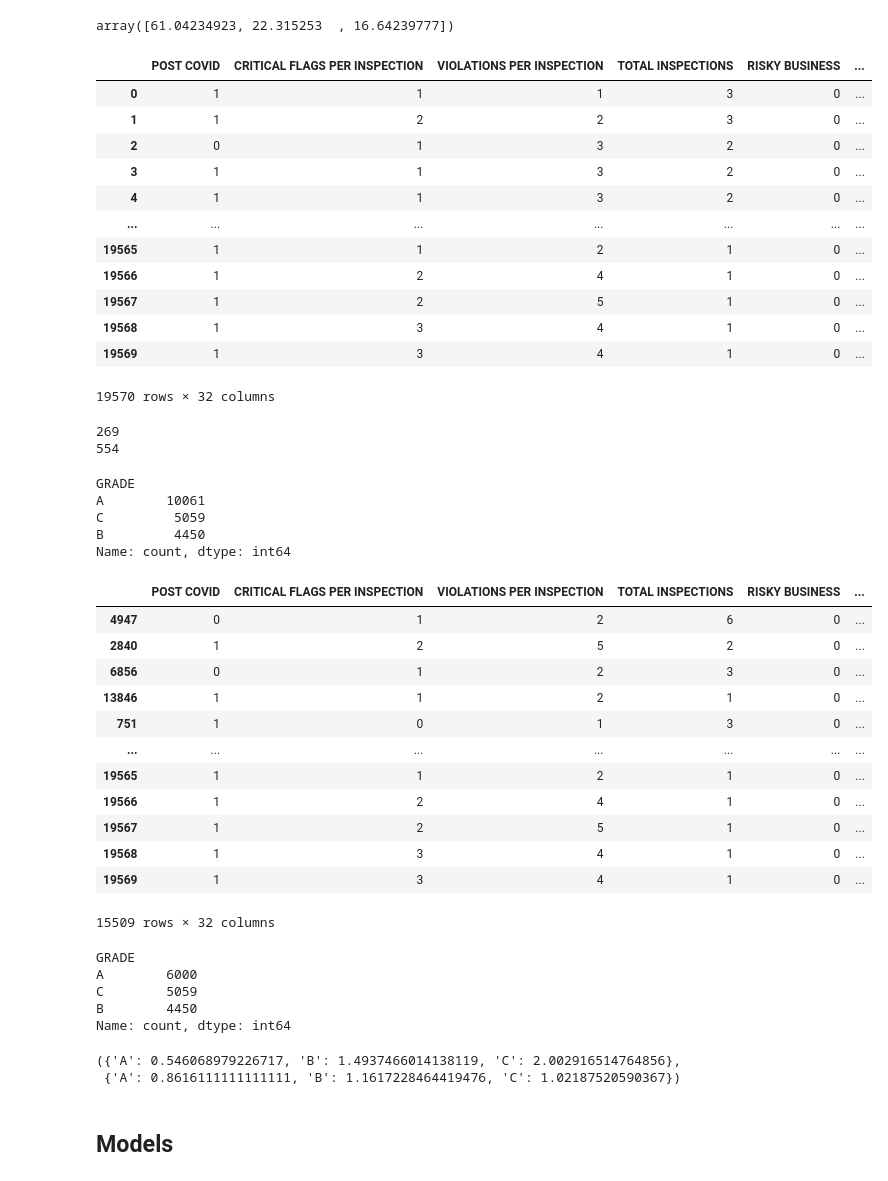
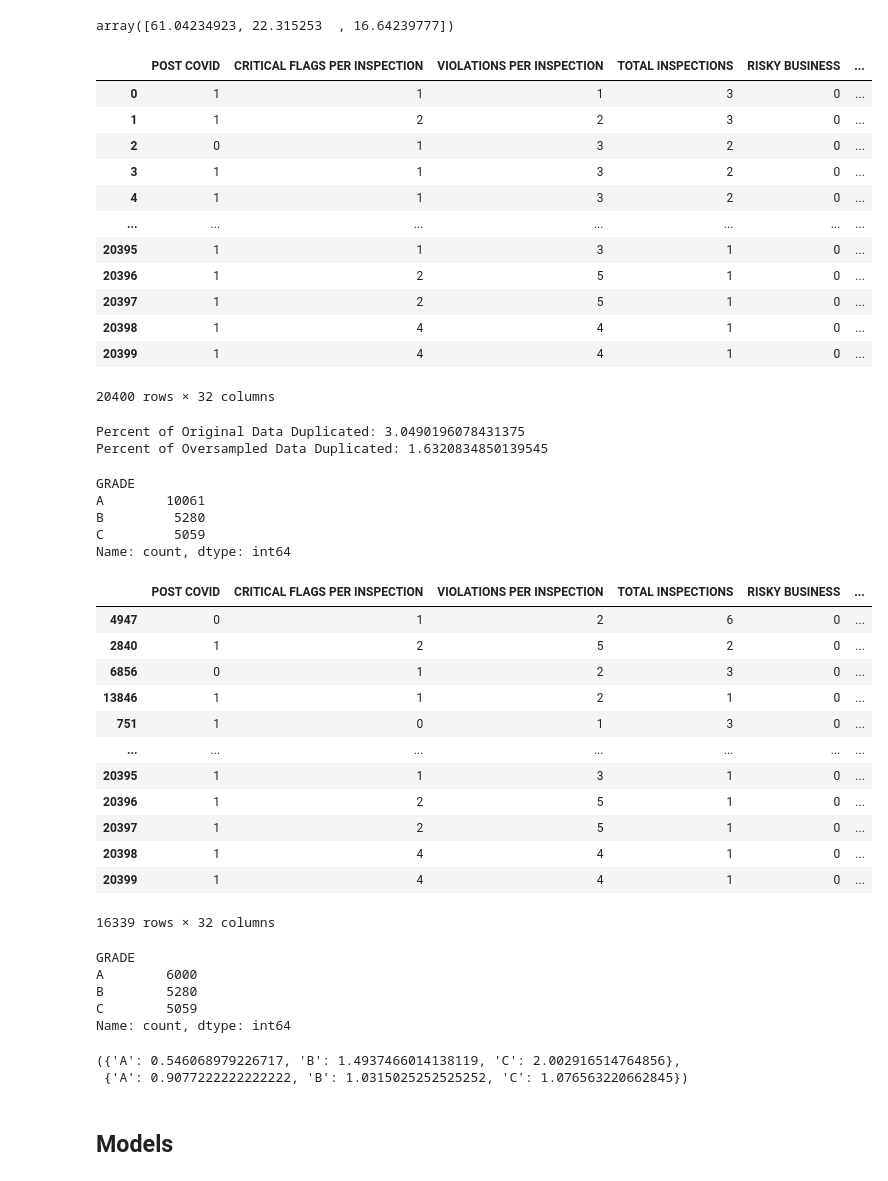
Before and after one commit to tzt775/restaurant-violations, a Jupyter notebook: NYC Restaurant Inspections - Modelling.ipynb, the cells around one changed output. Cells and saved outputs as stored; diff of their text form; code cells hidden in the pictures.

```diff
--- a/NYC Restaurant Inspections - Modelling.ipynb
+++ b/NYC Restaurant Inspections - Modelling.ipynb
@@ -234,42 +216,48 @@ array([61.04234923, 22.315253  , 16.64239777])
 # %%
 # ADASYN oversampling for class B and C
 # - over and undersample to reduce likeihood of duplication
 
-samples = {'B':5000, 'C':5000}
+samples = {'B':5500, 'C':5000}
 resamp = ADASYN(sampling_strategy = samples, random_state = SEED)
 X_resample, y_resample = resamp.fit_resample(X_train, y_train)
 X_resample
 # %% [output]
 |  | POST COVID | CRITICAL FLAGS PER INSPECTION | VIOLATIONS PER INSPECTION | TOTAL INSPECTIONS | RISKY BUSINESS | ... |
 | 0 | 1 | 1 | 1 | 3 | 0 | ... |
 | 1 | 1 | 2 | 2 | 3 | 0 | ... |
 | 2 | 0 | 1 | 3 | 2 | 0 | ... |
 | 3 | 1 | 1 | 3 | 2 | 0 | ... |
 | 4 | 1 | 1 | 3 | 2 | 0 | ... |
 | ... | ... | ... | ... | ... | ... | ... |
-| 19565 | 1 | 1 | 2 | 1 | 0 | ... |
-| 19566 | 1 | 2 | 4 | 1 | 0 | ... |
-| 19567 | 1 | 2 | 5 | 1 | 0 | ... |
-| 19568 | 1 | 3 | 4 | 1 | 0 | ... |
-| 19569 | 1 | 3 | 4 | 1 | 0 | ... |
+| 20395 | 1 | 1 | 3 | 1 | 0 | ... |
+| 20396 | 1 | 2 | 5 | 1 | 0 | ... |
+| 20397 | 1 | 2 | 5 | 1 | 0 | ... |
+| 20398 | 1 | 4 | 4 | 1 | 0 | ... |
+| 20399 | 1 | 4 | 4 | 1 | 0 | ... |
-19570 rows × 32 columns
+20400 rows × 32 columns
 # %%
 # Check duplicates
-print(X_train.iloc[np.where(X_train.duplicated() == True)].shape[0])
-print(X_resample.iloc[np.where(X_resample.duplicated() == True)].shape[0])
+#print(X_train.iloc[np.where(X_train.duplicated() == True)].shape[0])
+#print(X_resample.iloc[np.where(X_resample.duplicated() == True)].shape[0])
+print("Percent of Original Data Duplicated: {}".format(X_resample.iloc[np.where(X_resample.duplicated() == True)].shape[0]/
+                                                       X_resample.shape[0]*100))
+print("Percent of Oversampled Data Duplicated: {}".format(X_train.iloc[np.where(X_train.duplicated() == True)].shape[0]/
+                                                          X_train.shape[0]*100))
+
 
 # 5000: 269 vs 554
+# B: 5500 & C: 5000: 269 vs 622
 # 6000: 269 vs 1001
 # %% [output]
-269
-554
+Percent of Original Data Duplicated: 3.0490196078431375
+Percent of Oversampled Data Duplicated: 1.6320834850139545
 # %%
 y_resample.value_counts()
 # %% [output]
 GRADE
 A        10061
+B         5280
 C         5059
-B         4450
 Name: count, dtype: int64
 # %%
 undersamp = RandomUnderSampler(sampling_strategy = {'A':6000}, random_state = SEED)
@@ -283,19 +271,19 @@ X_resample
 | 13846 | 1 | 1 | 2 | 1 | 0 | ... |
 | 751 | 1 | 0 | 1 | 3 | 0 | ... |
 | ... | ... | ... | ... | ... | ... | ... |
-| 19565 | 1 | 1 | 2 | 1 | 0 | ... |
-| 19566 | 1 | 2 | 4 | 1 | 0 | ... |
-| 19567 | 1 | 2 | 5 | 1 | 0 | ... |
-| 19568 | 1 | 3 | 4 | 1 | 0 | ... |
-| 19569 | 1 | 3 | 4 | 1 | 0 | ... |
+| 20395 | 1 | 1 | 3 | 1 | 0 | ... |
+| 20396 | 1 | 2 | 5 | 1 | 0 | ... |
+| 20397 | 1 | 2 | 5 | 1 | 0 | ... |
+| 20398 | 1 | 4 | 4 | 1 | 0 | ... |
+| 20399 | 1 | 4 | 4 | 1 | 0 | ... |
-15509 rows × 32 columns
+16339 rows × 32 columns
 # %%
 y_resample.value_counts()
 # %% [output]
 GRADE
 A        6000
+B        5280
 C        5059
-B        4450
 Name: count, dtype: int64
 # %%
 est_weights_y = compute_class_weight('balanced', classes = np.unique(y_train), y = y_train["GRADE"])
@@ -309,7 +297,7 @@ est_weights_re = {'A':a, 'B':b, 'C':c}
 (est_weights_y, est_weights_re)
 # %% [output]
 ({'A': 0.546068979226717, 'B': 1.4937466014138119, 'C': 2.002916514764856},
- {'A': 0.8616111111111111, 'B': 1.1617228464419476, 'C': 1.02187520590367})
+ {'A': 0.9077222222222222, 'B': 1.0315025252525252, 'C': 1.076563220662845})
 # %% [markdown]
 ## Models
 # %% [markdown]
```
Also changed, not shown: parts of 10 cells of this notebook.
